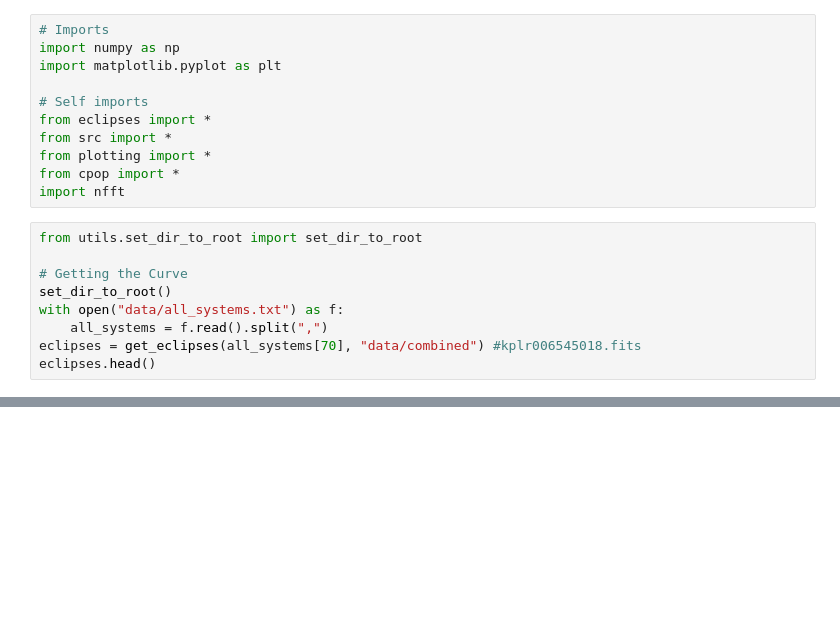
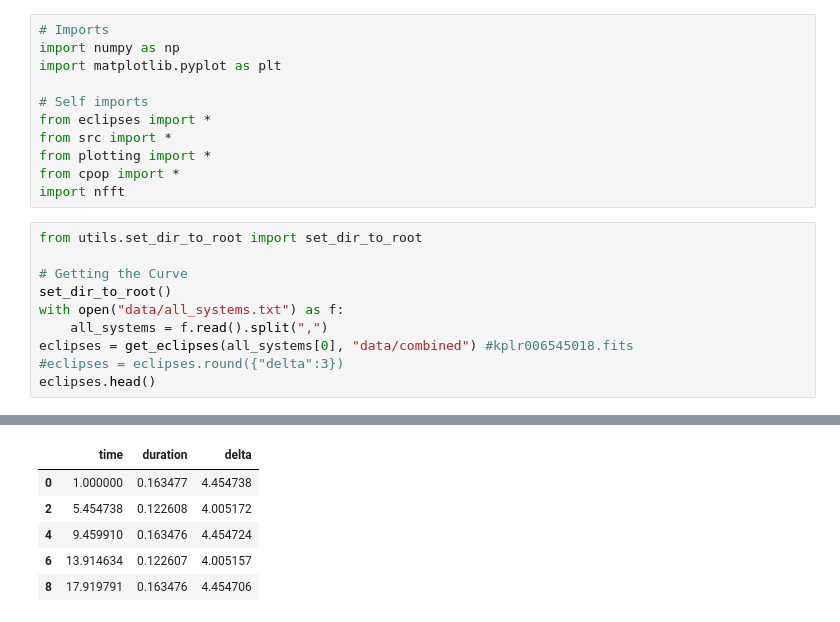
Before and after one commit to three-body-analysis/tris, a Jupyter notebook: src/cpop.ipynb, the cells around one changed output, grey strips where cells are left out. Drawn from its saved outputs; the diff is of its cells as text; blank space fills up the shorter version.

```diff
--- a/src/cpop.ipynb
+++ b/src/cpop.ipynb
@@ -16,5 +16,7 @@ from utils.set_dir_to_root import set_dir_to_root
 set_dir_to_root()
 with open("data/all_systems.txt") as f:
     all_systems = f.read().split(",")
-eclipses = get_eclipses(all_systems[70], "data/combined") #kplr006545018.fits
+eclipses = get_eclipses(all_systems[0], "data/combined") #kplr006545018.fits
+#eclipses = eclipses.round({"delta":3})
 eclipses.head()
+# %% [output]
@@ -21,3 +25,9 @@ eclipses.head()
+|  | time | duration | delta |
+| 0 | 1.000000 | 0.163477 | 4.454738 |
+| 2 | 5.454738 | 0.122608 | 4.005172 |
+| 4 | 9.459910 | 0.163476 | 4.454724 |
+| 6 | 13.914634 | 0.122607 | 4.005157 |
+| 8 | 17.919791 | 0.163476 | 4.454706 |
 # %%
 from src.handle_double_eclipses import remove_doubles
 from src.noise_filtering import complete_filter
```
Also changed, not shown: parts of 9 cells of this notebook, 1 other file.
